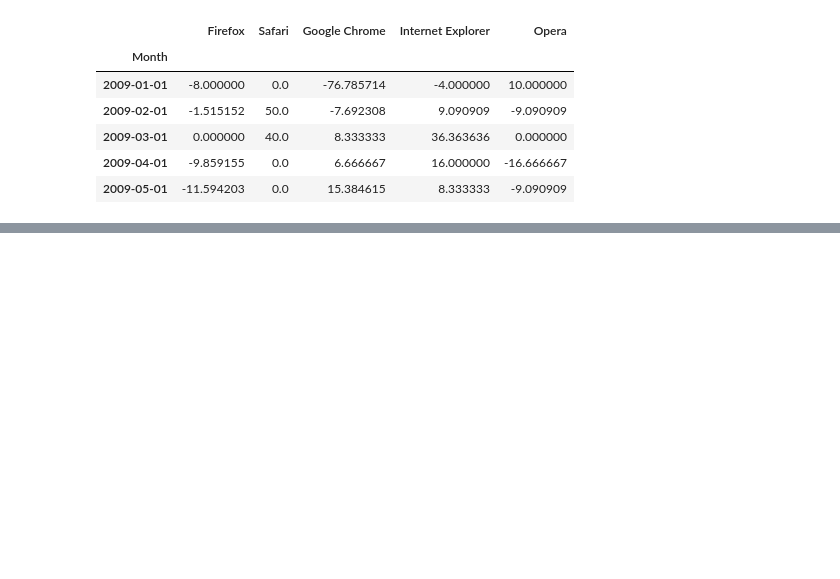
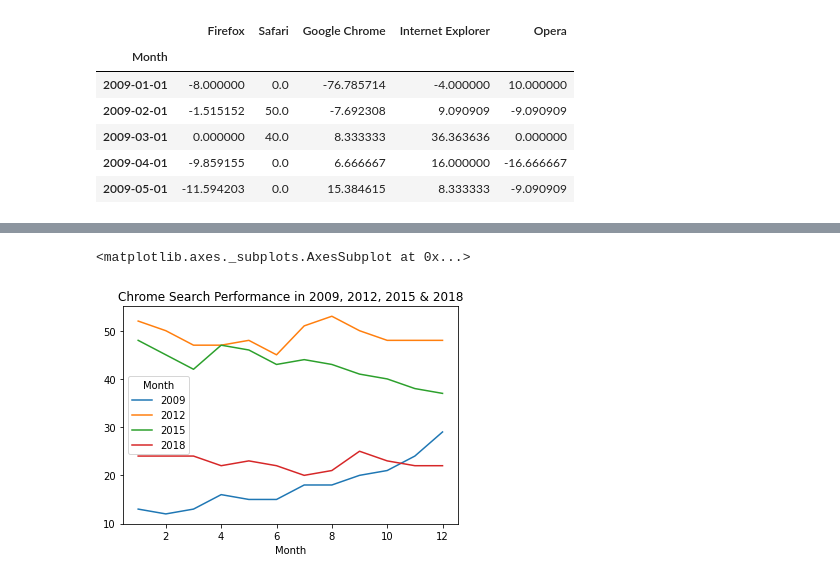
Before and after one commit to pithun/Browser-Popularity-with-google-trends, a Jupyter notebook: Untitled.ipynb, the cells around one changed output, grey strips where cells are left out. Cells and saved outputs as stored; diff of their text form; code cells hidden in the pictures; blank space fills up the shorter version.

Commit message:
Annual google trends performance for chrome

```diff
--- a/Untitled.ipynb
+++ b/Untitled.ipynb
@@ -183,0 +148,3 @@ pct_change_quarterly
+# %%
+display(copy.head())
+chrome_data = copy.loc[:, 'Google Chrome']
@@ -183,0 +159,2 @@ pct_change_quarterly
+# %%
+chrome_data = pd.DataFrame(chrome_data)
@@ -183,0 +181,4 @@ pct_change_quarterly
+# %%
+#2009, 2012, 2015, and 2018
+chrome_data = chrome_data[chrome_data.index.year.isin([2009, 2012, 2015, 2018])]
+chrome_data
@@ -183,0 +204,2 @@ pct_change_quarterly
+# %%
+ordering = pd.pivot_table(chrome_data, columns= chrome_data.index.year, values = 'Google Chrome', index = chrome_data.index.month)
@@ -183,0 +237,5 @@ pct_change_quarterly
+# %%
+ordering.plot(title="Chrome Search Performance in 2009, 2012, 2015 & 2018")
+# %% [output]
+<matplotlib.axes._subplots.AxesSubplot at 0x...>
+[figure, added]
```
Also changed, not shown: parts of 16 cells of this notebook.
